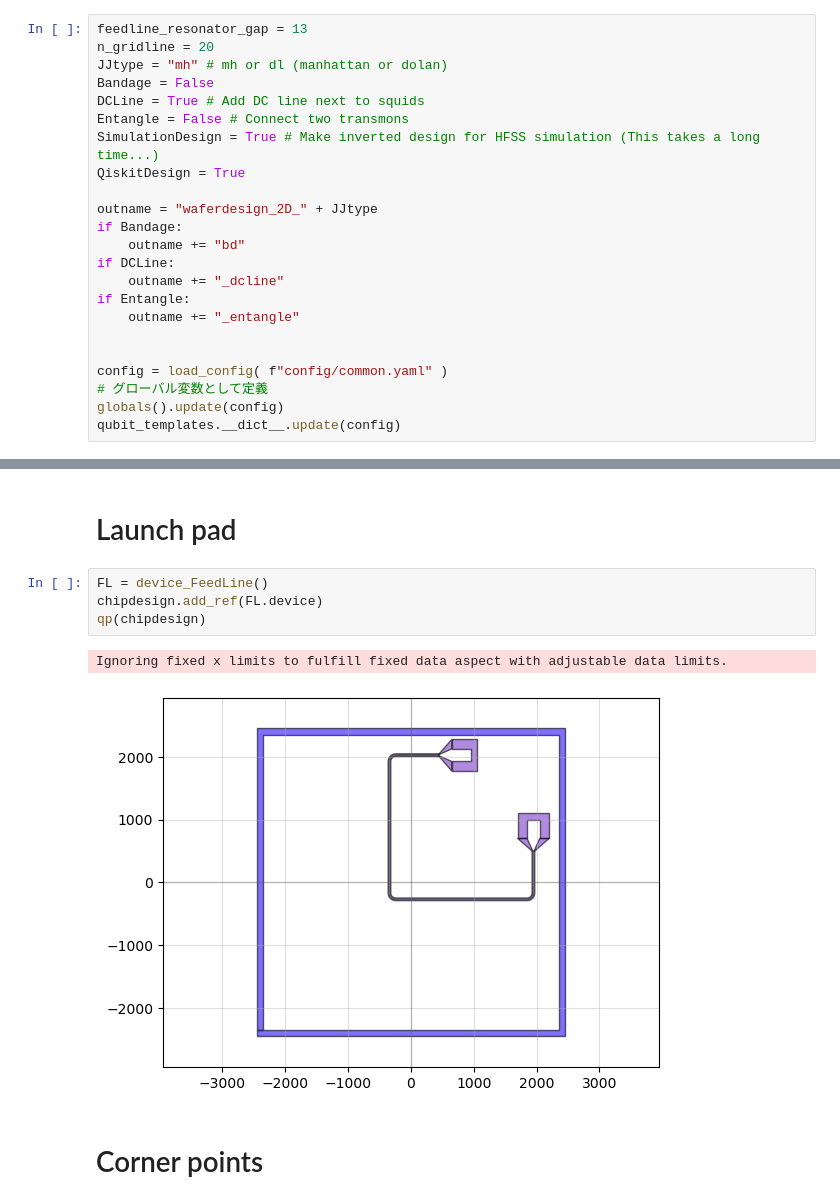
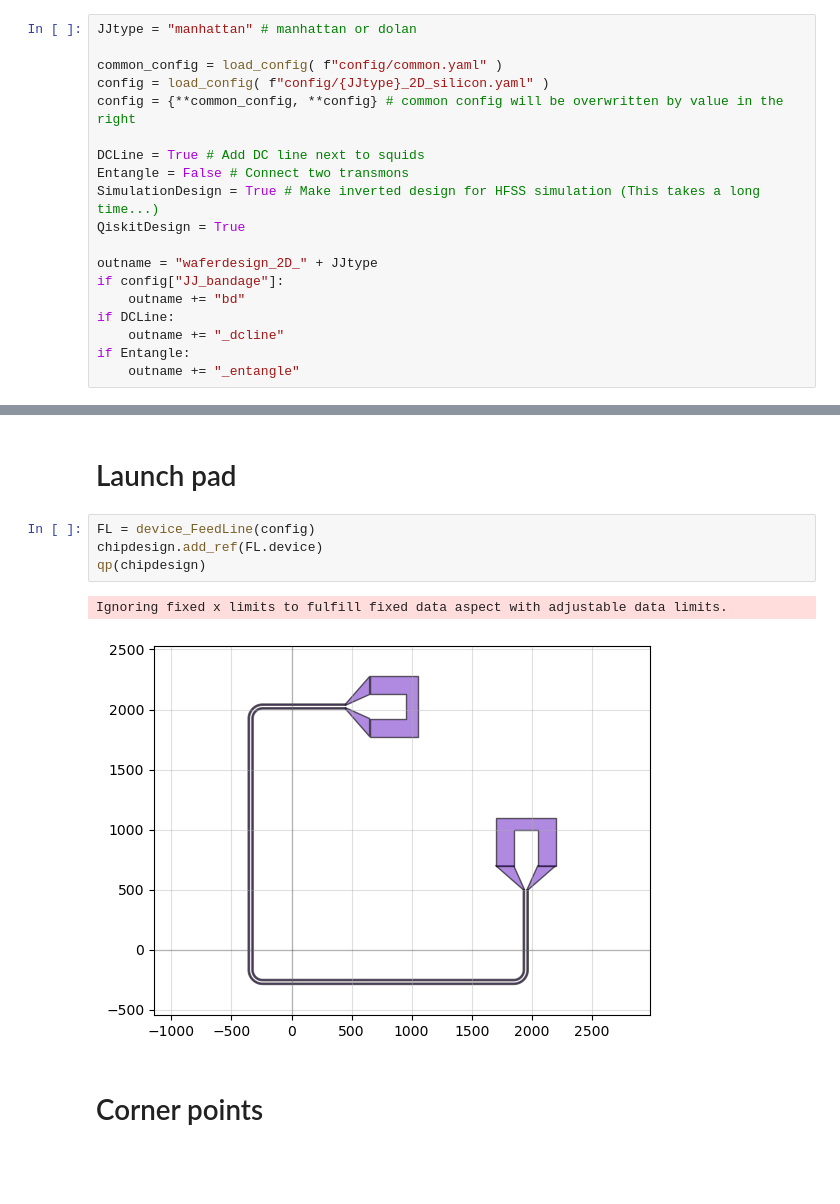
Before and after one commit to yminononono/Quantum-GDSDesign, a Jupyter notebook: transmon2D.ipynb, the cells around one changed output, grey strips where cells are left out. Cells and saved outputs as stored; diff of their text form; blank space fills up the shorter version.

Commit message:
Fixed transmon2D.ipynb and transmon3D.ipynb (checked only manhattan)

```diff
--- a/transmon2D.ipynb
+++ b/transmon2D.ipynb
@@ -25,28 +12,24 @@ from functions import *
 # %% [markdown]
 # Read configuration file
 # %%
-feedline_resonator_gap = 13
-n_gridline = 20
-JJtype = "mh" # mh or dl (manhattan or dolan)
-Bandage = False
+JJtype = "manhattan" # manhattan or dolan
+
+common_config = load_config( f"config/common.yaml" )
+config = load_config( f"config/{JJtype}_2D_silicon.yaml" )
+config = {**common_config, **config} # common config will be overwritten by value in the right
+
 DCLine = True # Add DC line next to squids
 Entangle = False # Connect two transmons
 SimulationDesign = True # Make inverted design for HFSS simulation (This takes a long time...)
 QiskitDesign = True
 
 outname = "waferdesign_2D_" + JJtype
-if Bandage:
+if config["JJ_bandage"]:
     outname += "bd"
 if DCLine:
     outname += "_dcline"
 if Entangle:
     outname += "_entangle"
-
-
-config = load_config( f"config/common.yaml" )
-# グローバル変数として定義
-globals().update(config)
-qubit_templates.__dict__.update(config)
 # %% [markdown]
 # Wafer design
 # %%
@@ -70,12 +50,12 @@ Ignoring fixed x limits to fulfill fixed data aspect with adjustable data limits
 # %% [markdown]
 # Launch pad
 # %%
-FL = device_FeedLine()
+FL = device_FeedLine(config)
 chipdesign.add_ref(FL.device)
 qp(chipdesign)
 # %% [output]
 Ignoring fixed x limits to fulfill fixed data aspect with adjustable data limits.
-[figure, old version]
+[figure, new version]
 # %% [markdown]
 # Corner points
 # %%
```
Also changed, not shown: parts of 17 cells of this notebook, 5 other files.
